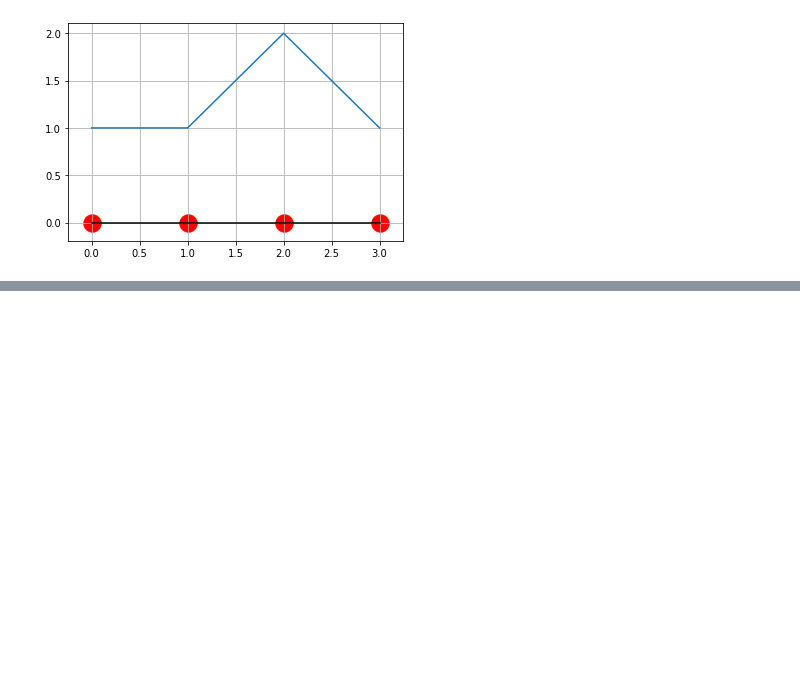
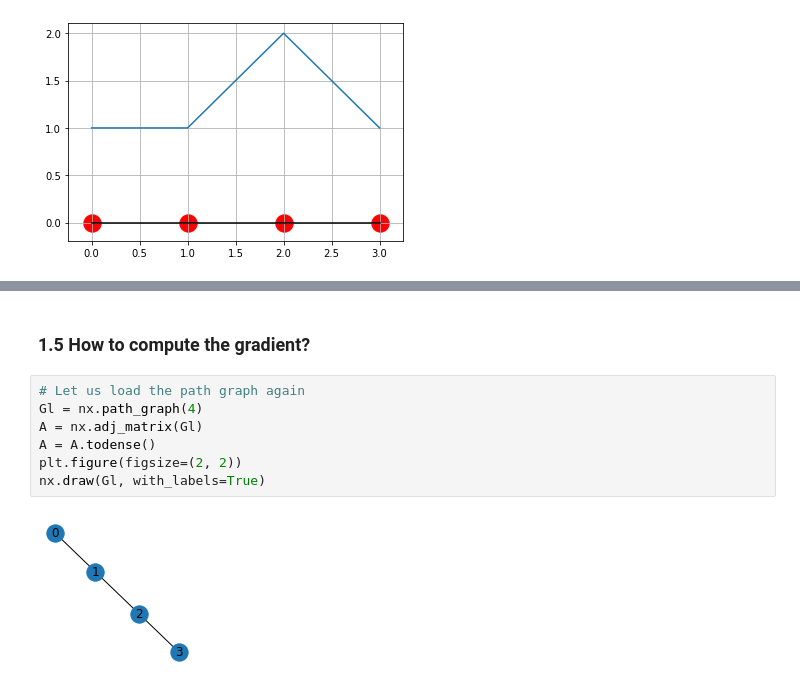
Before and after one commit to GAnagno/Social-Web, a Jupyter notebook: Linear Algebra for Graphs.ipynb, the cells around one changed output, grey strips where cells are left out. Drawn from its saved outputs; the diff is of its cells as text; blank space fills up the shorter version.

```diff
--- a/Linear Algebra for Graphs.ipynb
+++ b/Linear Algebra for Graphs.ipynb
@@ -69,0 +126,11 @@ plt.grid()
+# %% [markdown]
+### 1.5 How to compute the gradient?
+# %%
+# Let us load the path graph again
+Gl = nx.path_graph(4)
+A = nx.adj_matrix(Gl)
+A = A.todense()
+plt.figure(figsize=(2, 2))
+nx.draw(Gl, with_labels=True)
+# %% [output]
+[figure, added]
```
Also changed, not shown: parts of 28 cells of this notebook.
